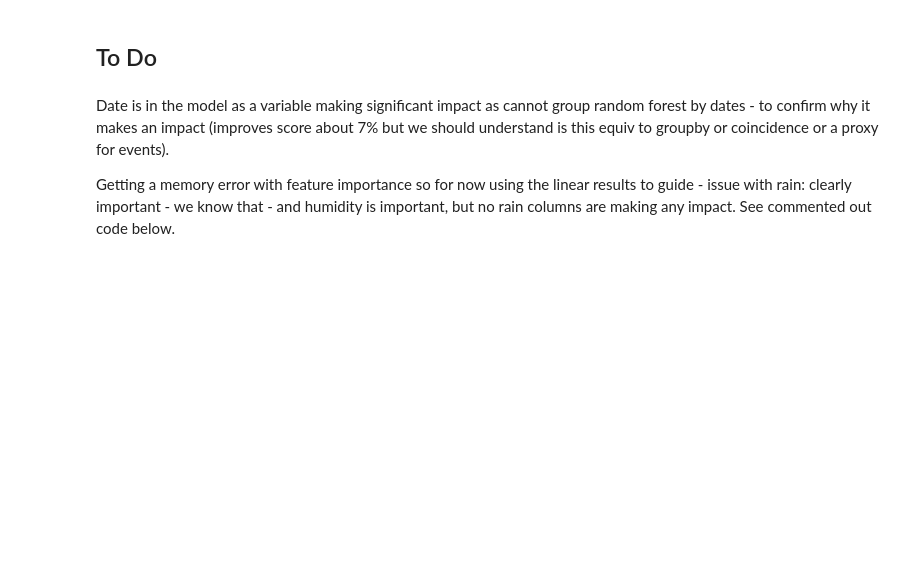
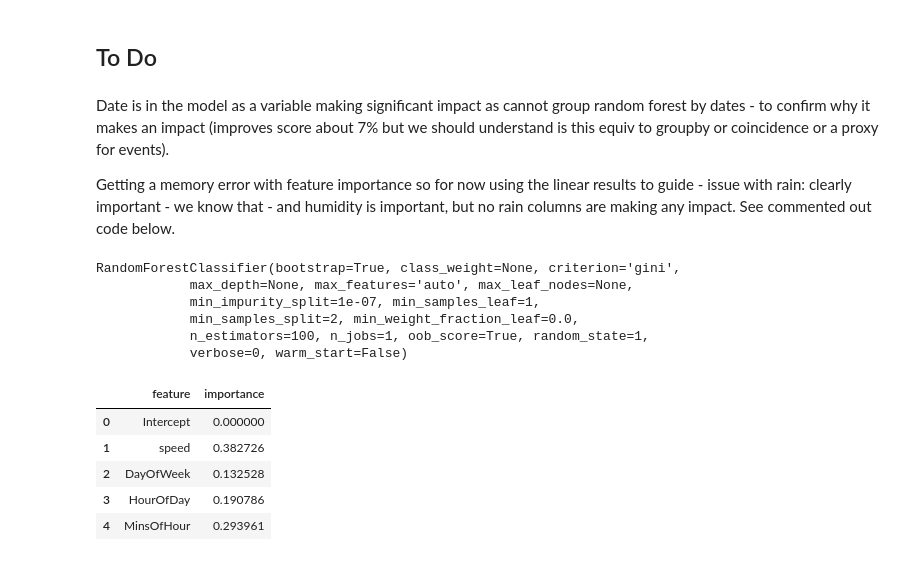
Before and after one commit to andrew-ocallaghan-ie/The11thHour, a Jupyter notebook: DublinBusApp/data_analytics/bus_route4_model_analysis.ipynb, the cells around one changed output. Saved outputs shown, nothing was run; the diff lists cells and outputs as text; code cells hidden in the pictures; blank space fills up the shorter version.

```diff
--- a/DublinBusApp/data_analytics/bus_route4_model_analysis.ipynb
+++ b/DublinBusApp/data_analytics/bus_route4_model_analysis.ipynb
@@ -121,9 +146,23 @@ Date is in the model as a variable making significant impact as cannot group ran
 
 Getting a memory error with feature importance so for now using the linear results to guide - issue with rain: clearly important - we know that - and humidity is important, but no rain columns are making any impact. See commented out code below.
 # %%
-#rfc.fit(X_train, y_train)
+rfc.fit(X_train, y_train)
+# %% [output]
+RandomForestClassifier(bootstrap=True, class_weight=None, criterion='gini',
+            max_depth=None, max_features='auto', max_leaf_nodes=None,
+            min_impurity_split=1e-07, min_samples_leaf=1,
+            min_samples_split=2, min_weight_fraction_leaf=0.0,
+            n_estimators=100, n_jobs=1, oob_score=True, random_state=1,
+            verbose=0, warm_start=False)
 # %%
-#pd.DataFrame({'feature': X_train.columns, 'importance':rfc.feature_importances_})
+pd.DataFrame({'feature': X_train.columns, 'importance':rfc.feature_importances_})
+# %% [output]
+|  | feature | importance |
+| 0 | Intercept | 0.000000 |
+| 1 | speed | 0.382726 |
+| 2 | DayOfWeek | 0.132528 |
+| 3 | HourOfDay | 0.190786 |
+| 4 | MinsOfHour | 0.293961 |
 # %%
 clf = tree.DecisionTreeClassifier(criterion='entropy', max_depth=4,min_samples_leaf=5)
 clf = clf.fit(X_train,y_train)
```
Also changed, not shown: parts of 9 cells of this notebook, 5 other files.
